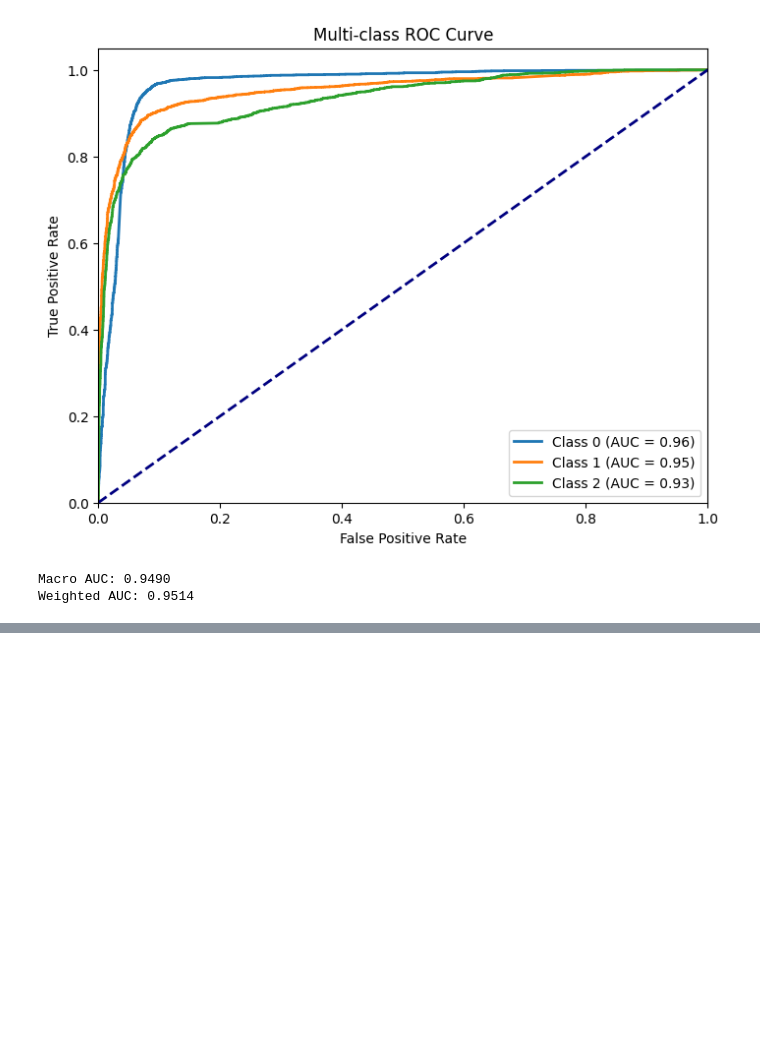
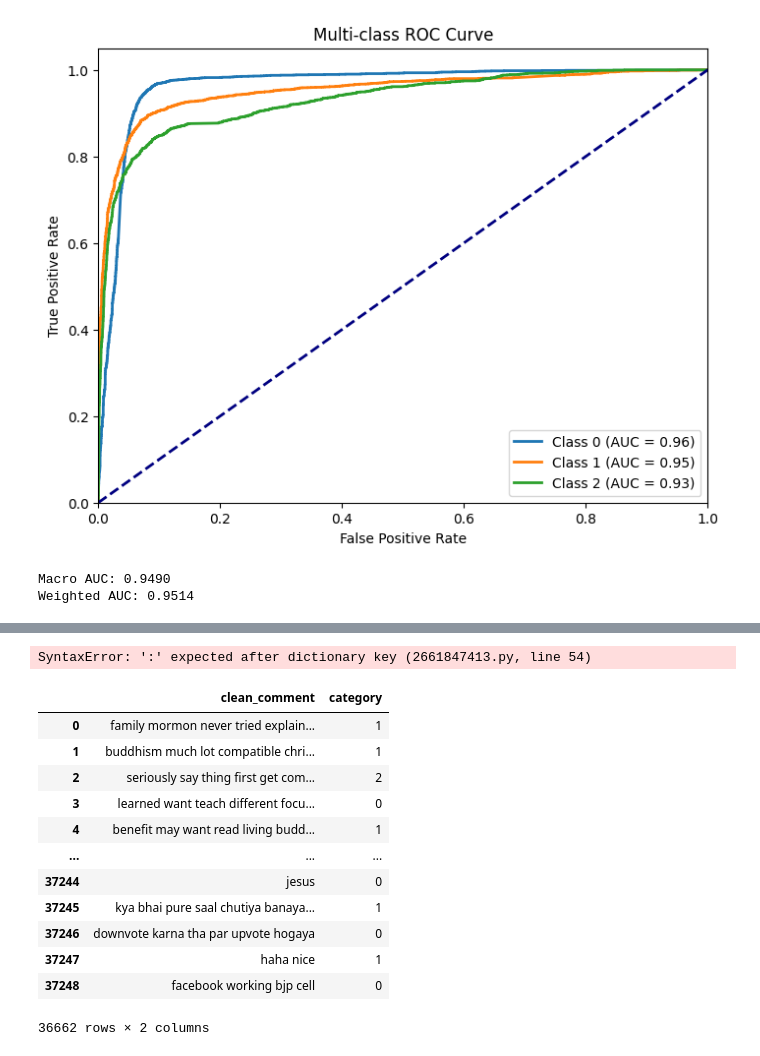
Before and after one commit to apoorvtechh/Second_project, a Jupyter notebook: test.ipynb, the cells around one changed output, grey strips where cells are left out. Drawn from its saved outputs; the diff is of its cells as text; code cells hidden in the pictures; blank space fills up the shorter version.

Commit message:
achieved final model

```diff
--- a/test.ipynb
+++ b/test.ipynb
@@ -781,0 +954,77 @@ Weighted AUC: 0.9514
+# %%
+import re
+import numpy as np
+from textblob import TextBlob
+from scipy.sparse import hstack
+
+# -----------------------------
+# Preprocessing function
+# -----------------------------
+def preprocess_comment(comment):
+    comment = comment.lower()
+    comment = re.sub(r"http\S+|www\S+|https\S+", '', comment)
+    comment = re.sub(r'\W', ' ', comment)
+    comment = re.sub(r'\s+', ' ', comment).strip()
+    return comment
+
+# -----------------------------
+# Feature engineering for a single comment
+# -----------------------------
+def create_extra_features_for_comment(comment):
+    return np.array([[
+        len(comment),                        # comment_length
+        len(comment.split()),                 # word_count
+        len(set(comment.split())),            # unique_word_count
+        comment.count('!'),                   # num_exclamations
+        comment.count('?'),                   # num_questions
+        TextBlob(comment).sentiment.polarity # sentiment polarity
+    ]])
+
+# -----------------------------
+# Prediction function following your training order
+# -----------------------------
+def predict_sentiment(comment, tfidf_vectorizer, scaler, model):
+    # 1️⃣ Preprocess
+    cleaned = preprocess_comment(comment)
+
+    # 2️⃣ TF-IDF features
+    tfidf_feat = tfidf_vectorizer.transform([cleaned])
+
+    # 3️⃣ Extra engineered features
+    extra_feat = create_extra_features_for_comment(cleaned)
+    extra_feat_scaled = scaler.transform(extra_feat)
+
+    # 4️⃣ Combine features (TF-IDF + engineered)
+    combined_feat = hstack([tfidf_feat, extra_feat_scaled])
+
+    # 5️⃣ Predict class and probability
+    pred_class = model.predict(combined_feat)[0]
+    pred_proba = np.max(model.predict_proba(combined_feat))
+
+
+    return {
+        'sentiment_class': int(pred_class),  # 0, 1, 2
+        'confidence': pred_proba,
+            }
+
+# -----------------------------
+# Example usage
+# -----------------------------
+# %% [output]
+SyntaxError: ':' expected after dictionary key (2661847413.py, line 54)
+# %%
+df
+# %% [output]
+|  | clean_comment | category |
+| 0 | family mormon never tried explain... | 1 |
+| 1 | buddhism much lot compatible chri... | 1 |
+| 2 | seriously say thing first get com... | 2 |
+| 3 | learned want teach different focu... | 0 |
+| 4 | benefit may want read living budd... | 1 |
+| ... | ... | ... |
+| 37244 | jesus | 0 |
+| 37245 | kya bhai pure saal chutiya banaya... | 1 |
+| 37246 | downvote karna tha par upvote hogaya | 0 |
+| 37247 | haha nice | 1 |
+| 37248 | facebook working bjp cell | 0 |
+36662 rows × 2 columns
```
Also changed, not shown: parts of 3 cells of this notebook, 7 other files.
